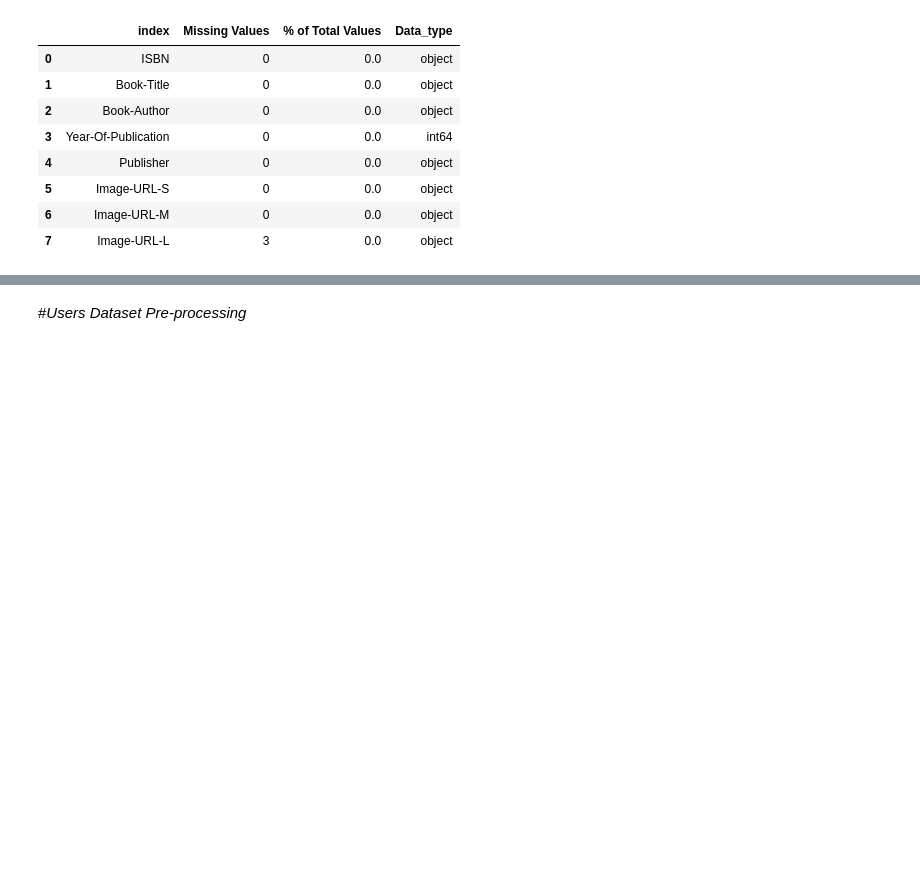
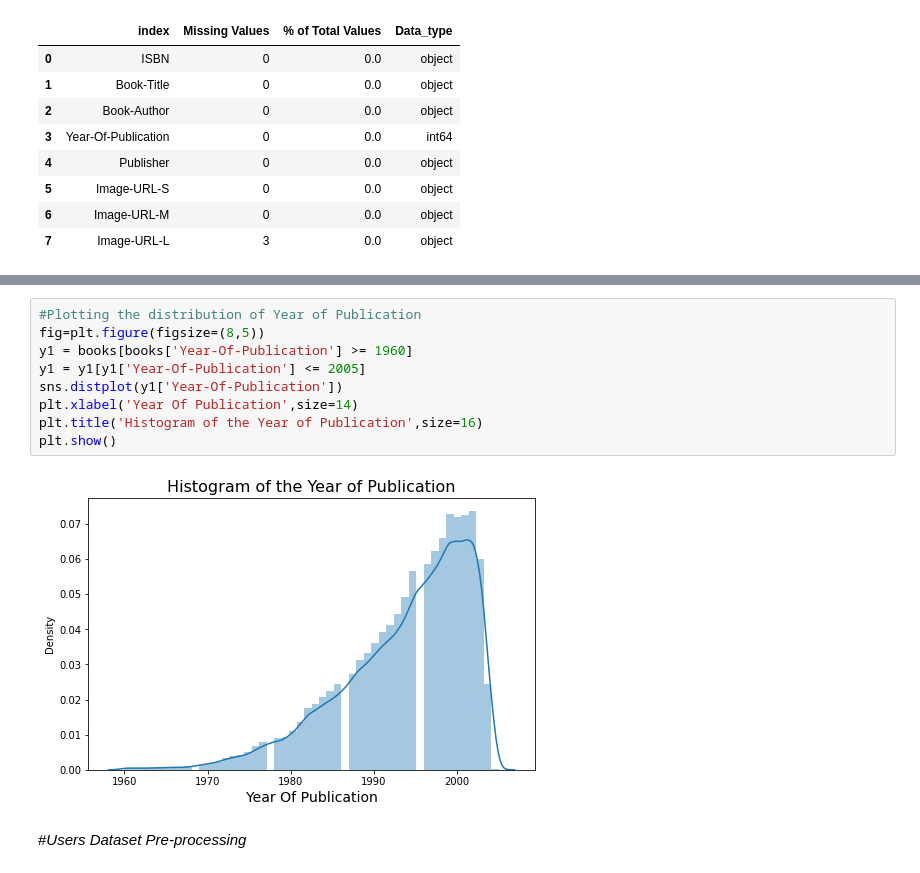
Before and after one commit to mohammadkaifee/Book_Recomendation_System, a Jupyter notebook: Book_Recommendation_System.ipynb, the cells around one changed output, grey strips where cells are left out. Drawn from its saved outputs; the diff is of its cells as text; blank space fills up the shorter version.

```diff
--- a/Book_Recommendation_System.ipynb
+++ b/Book_Recommendation_System.ipynb
@@ -267,6 +267,17 @@ books.head()
 | 2 | 0060973129 | Decision in Normandy | Carlo D'Este | 1991 | HarperPerennial | http://images.amazon.com/images/P... | http://images.amazon.com/images/P... | ... |
 | 3 | 0374157065 | Flu: The Story of the Great Influ... | Gina Bari Kolata | 1999 | Farrar Straus Giroux | http://images.amazon.com/images/P... | http://images.amazon.com/images/P... | ... |
 | 4 | 0393045218 | The Mummies of Urumchi | E. J. W. Barber | 1999 | W. W. Norton &amp; Company | http://images.amazon.com/images/P... | http://images.amazon.com/images/P... | ... |
+# %%
+#Plotting the distribution of Year of Publication
+fig=plt.figure(figsize=(8,5))
+y1 = books[books['Year-Of-Publication'] >= 1960]
+y1 = y1[y1['Year-Of-Publication'] <= 2005]
+sns.distplot(y1['Year-Of-Publication'])
+plt.xlabel('Year Of Publication',size=14)
+plt.title('Histogram of the Year of Publication',size=16)
+plt.show()
+# %% [output]
+[figure, added]
 # %% [markdown]
 #*Users Dataset Pre-processing*
 # %%
```
Also changed, not shown: parts of 7 cells of this notebook.
